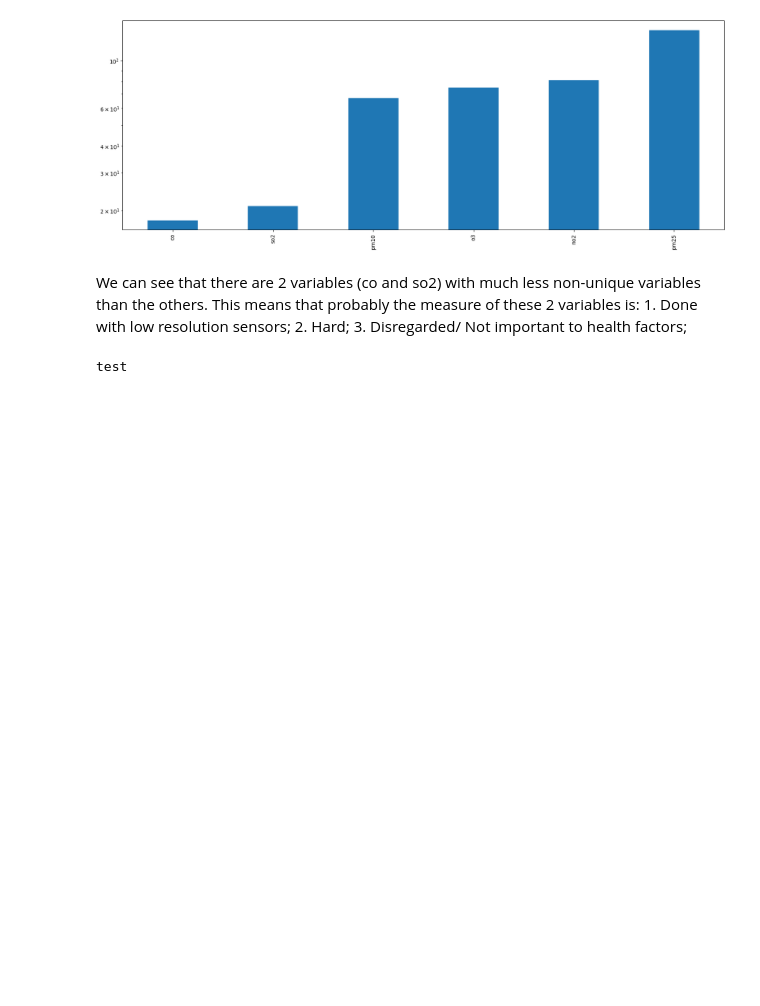
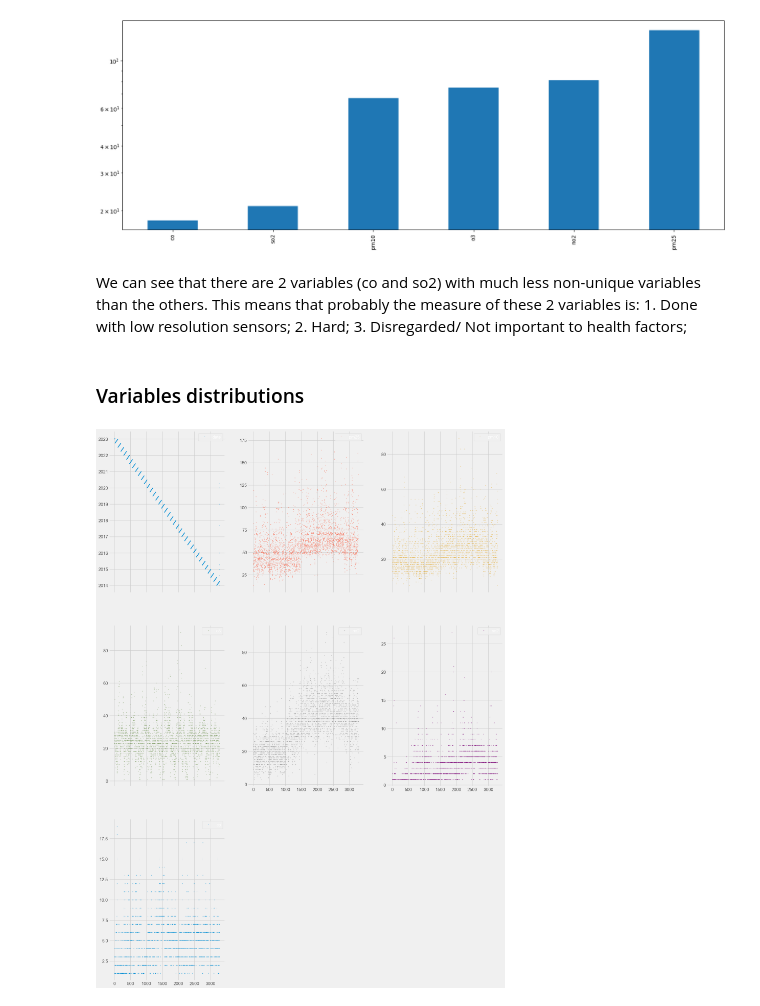
Before and after one commit to Jose-Bastos/MLops_Air, a Jupyter notebook: EDA.ipynb, the cells around one changed output. Drawn from its saved outputs; the diff is of its cells as text; code cells hidden in the pictures; blank space fills up the shorter version.

```diff
--- a/EDA.ipynb
+++ b/EDA.ipynb
@@ -139,7 +164,11 @@ We can see that there are 2 variables (co and so2) with much less non-unique var
     1. Done with low resolution sensors;
     2. Hard;
     3. Disregarded/ Not important to health factors;
-# %%
-print("test")
-# %% [output]
-test
+# %% [markdown]
+### Variables distributions
+# %%
+plt.style.use("fivethirtyeight")
+df.plot(lw=0, marker=".", subplots=True, layout=(-1, 3),
+          figsize=(20, 30), markersize=1);
+# %% [output]
+[figure, added]
```
Also changed, not shown: parts of 9 cells of this notebook.
